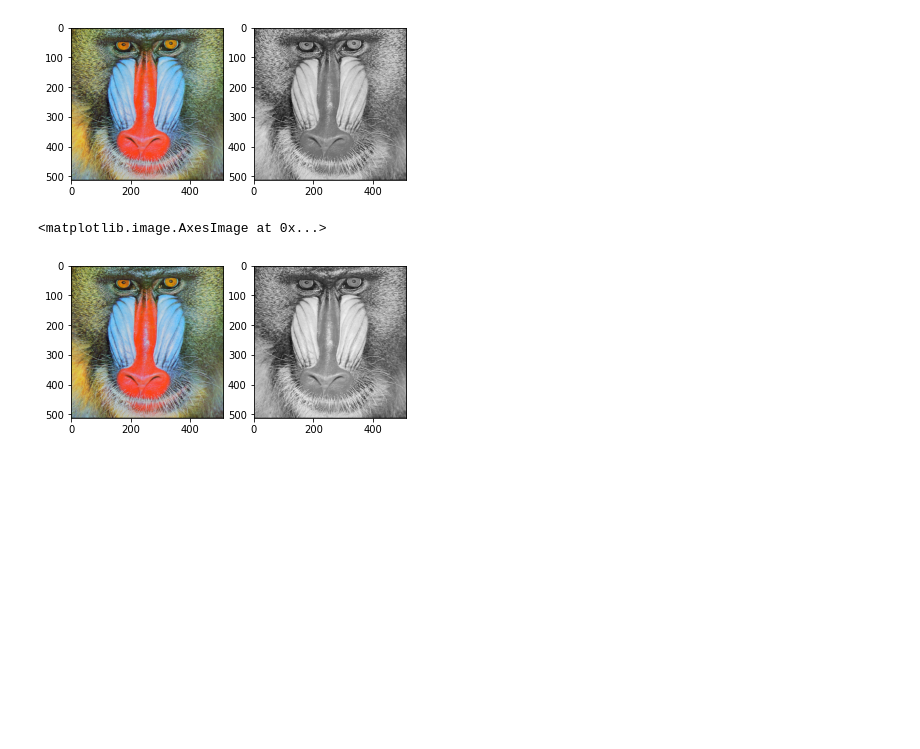
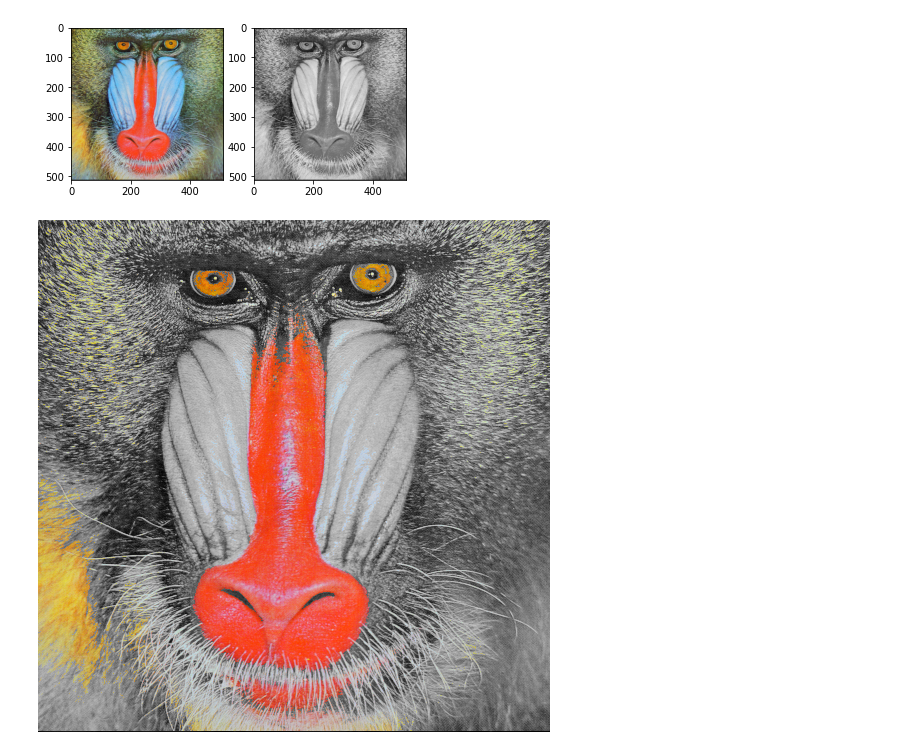
Before and after one commit to fatin28/PCVK_Genap_2022, a Jupyter notebook: Week3.ipynb, the cells around one changed output. Saved outputs shown, nothing was run; the diff lists cells and outputs as text; code cells hidden in the pictures; blank space fills up the shorter version.

```diff
--- a/Week3.ipynb
+++ b/Week3.ipynb
@@ -148,23 +148,20 @@ axarr[1].imshow(gray_img, cmap='gray')
 # %%
 #4. Tampilkan warna tertentu pada citra, dan ubah warna lain menjadi grayscale
 img_4 = cv.imread('/content/drive/MyDrive/PCVK/Images/mandrill.tiff')
 ret, mask = cv.threshold(img_4[:,:,2], 180, 255, cv.THRESH_BINARY)
 
 mask3 = np.zeros_like(img_4)
 mask3[:,:,0] = mask
 mask3[:,:,1] = mask
 mask3[:,:,2] = mask
 
 red = cv.bitwise_and(img_4, mask3)
 gray = cv.cvtColor(img_4, cv.COLOR_BGR2GRAY)
 img_4 = cv.cvtColor(gray, cv.COLOR_GRAY2BGR)
 
 gray = cv.bitwise_and(img_4, 255 - mask3)
 
 hasil = gray + red
-fig, ax = plt.subplots(1,2)
-ax[0].imshow(img_color)
-ax[1].imshow(gray_img, cmap='gray')
+cv2_imshow(hasil)
 # %% [output]
-<matplotlib.image.AxesImage at 0x...>
-[figure, old version]
+[figure, new version]
```
